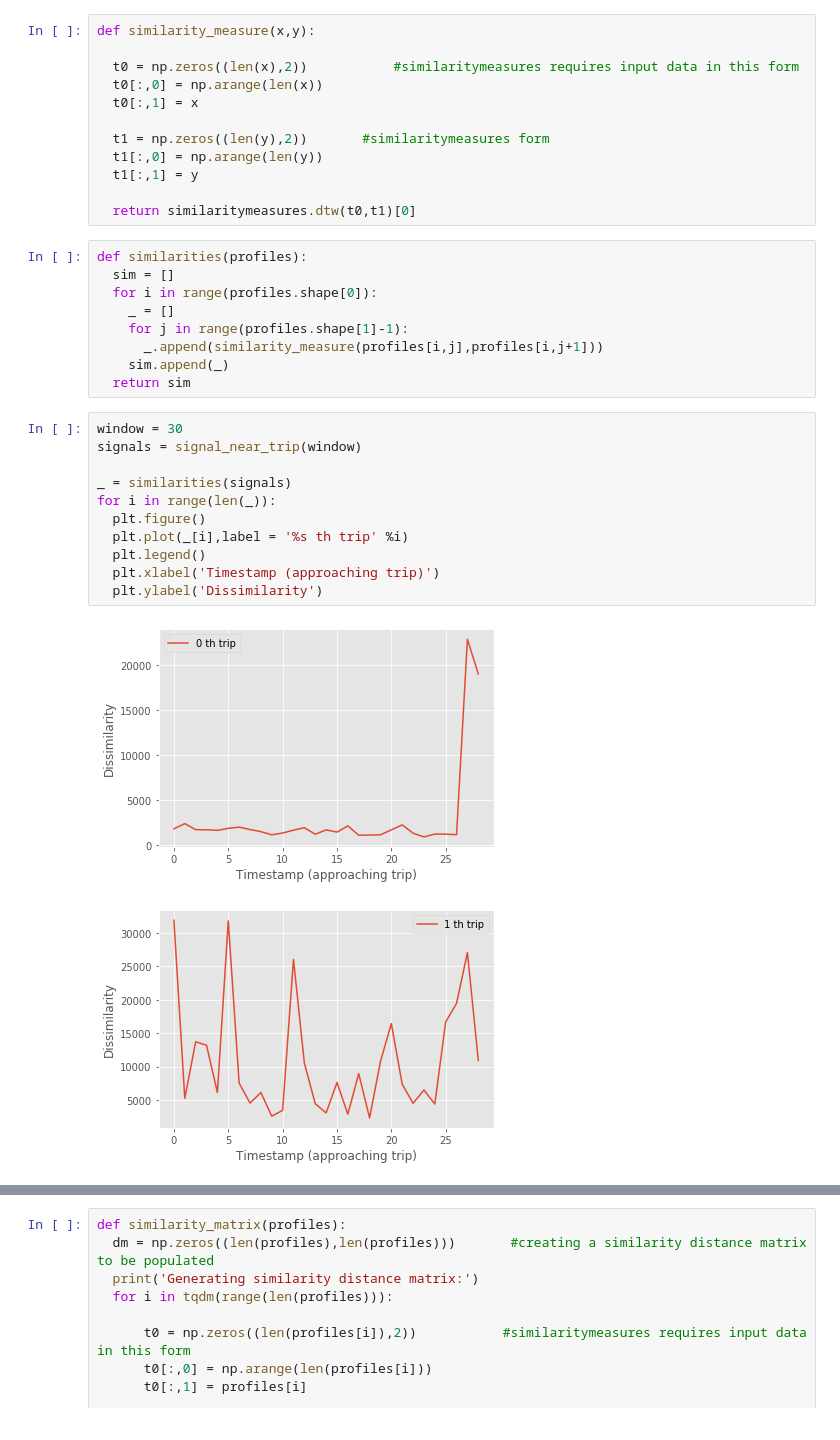
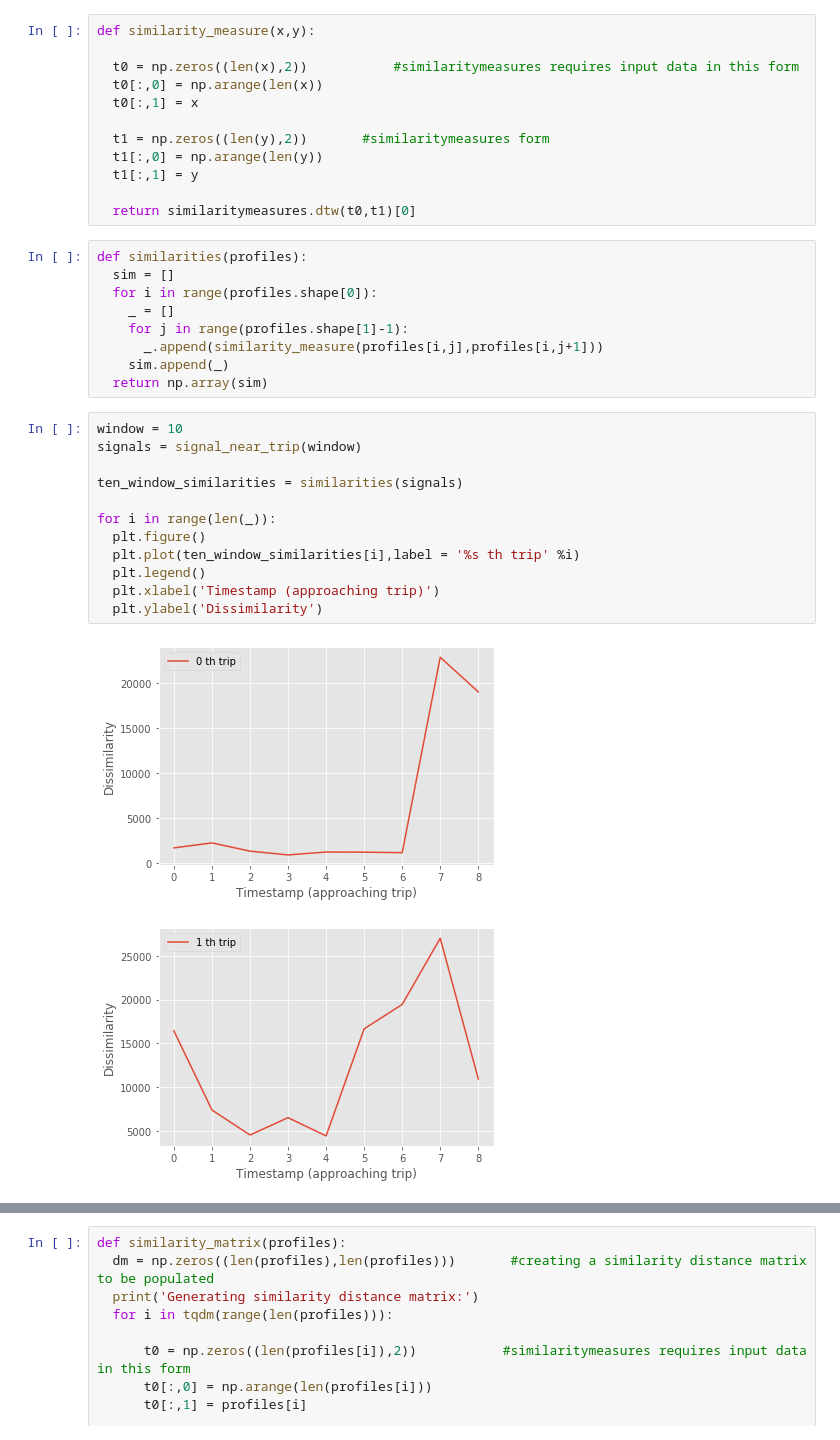
Before and after one commit to Akshat-Tripathi/AIHack20, a Jupyter notebook: Signal_clustering.ipynb, the cells around one changed output, grey strips where cells are left out. Saved outputs shown, nothing was run; the diff lists cells and outputs as text.

```diff
--- a/Signal_clustering.ipynb
+++ b/Signal_clustering.ipynb
@@ -168,18 +171,19 @@ def similarities(profiles):
     for j in range(profiles.shape[1]-1):
       _.append(similarity_measure(profiles[i,j],profiles[i,j+1]))
     sim.append(_)
-  return sim
+  return np.array(sim)
 # %%
-window = 30
+window = 10
 signals = signal_near_trip(window)
 
-_ = similarities(signals)
+ten_window_similarities = similarities(signals)
+
 for i in range(len(_)):
   plt.figure()
-  plt.plot(_[i],label = '%s th trip' %i)
+  plt.plot(ten_window_similarities[i],label = '%s th trip' %i)
   plt.legend()
   plt.xlabel('Timestamp (approaching trip)')
   plt.ylabel('Dissimilarity')
 # %% [output]
-[figure, old version]
+[figure, new version]
-[figure, old version]
+[figure, new version]
```
Also changed, not shown: parts of 7 cells of this notebook.
